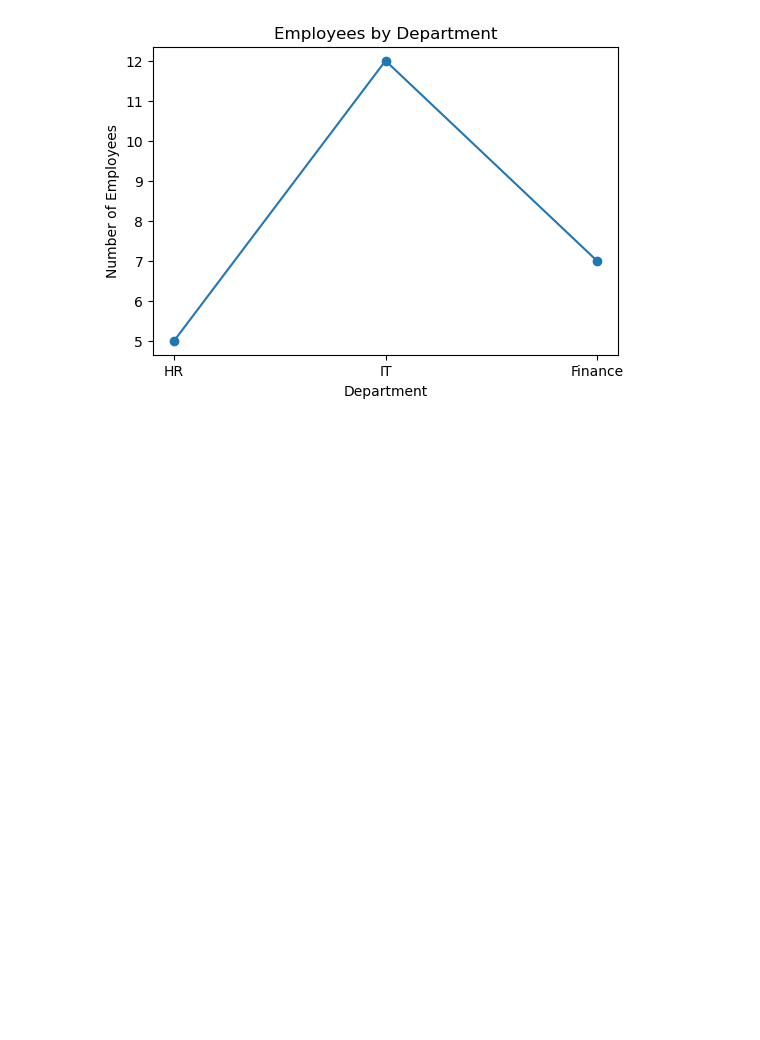
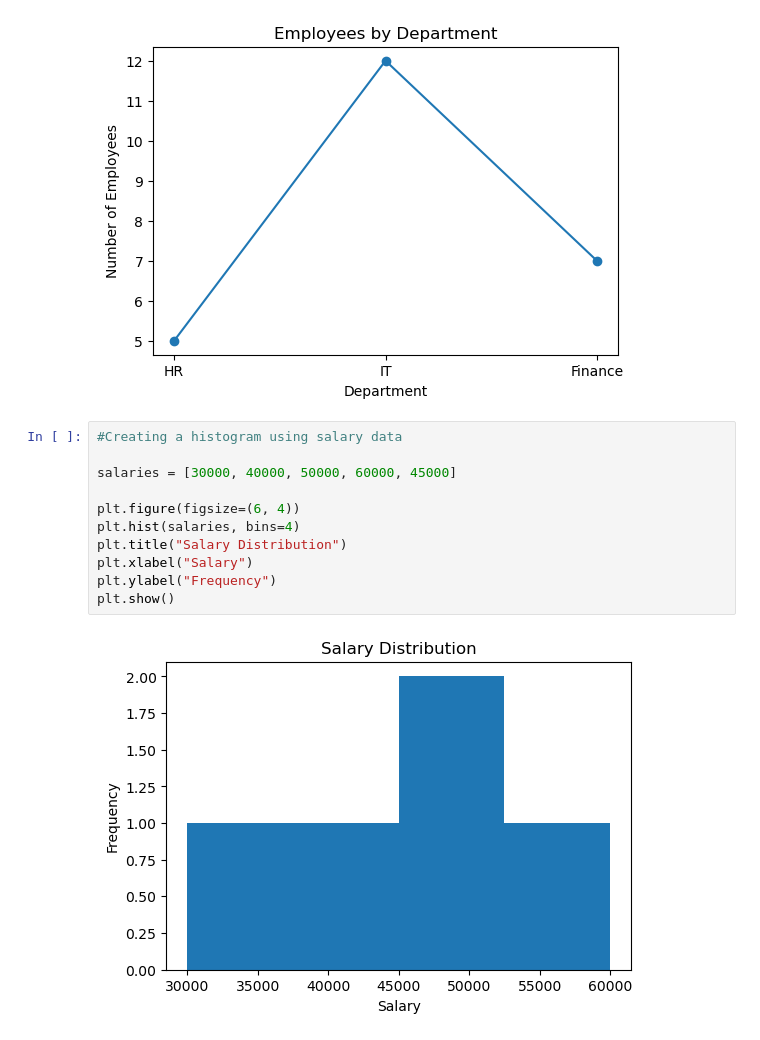
Before and after one commit to Jiyanshikeshri/git-assignment, a Jupyter notebook: jiyanshikeshri_python_training/python_advance_2/assignment_5_matplotlib.ipynb, the cells around one changed output. Drawn from its saved outputs; the diff is of its cells as text; blank space fills up the shorter version.

Commit message:
feat: complete histogram and scatter plot visualizations

```diff
--- a/jiyanshikeshri_python_training/python_advance_2/assignment_5_matplotlib.ipynb
+++ b/jiyanshikeshri_python_training/python_advance_2/assignment_5_matplotlib.ipynb
@@ -29,3 +29,16 @@ plt.ylabel("Number of Employees")
 plt.show()
 # %% [output]
 [figure]
+# %%
+#Creating a histogram using salary data
+
+salaries = [30000, 40000, 50000, 60000, 45000]
+
+plt.figure(figsize=(6, 4))
+plt.hist(salaries, bins=4)
+plt.title("Salary Distribution")
+plt.xlabel("Salary")
+plt.ylabel("Frequency")
+plt.show()
+# %% [output]
+[figure, added]
```
Also changed, not shown: parts of 1 cell of this notebook.
